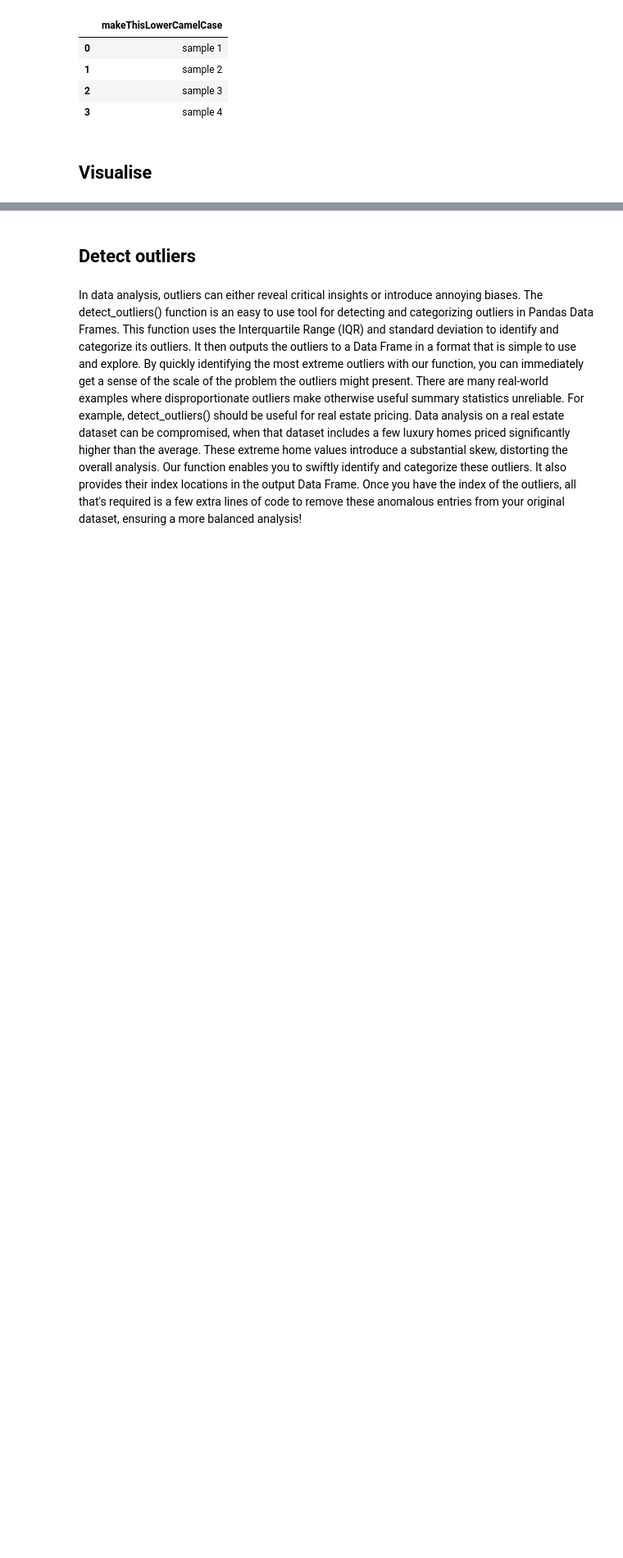
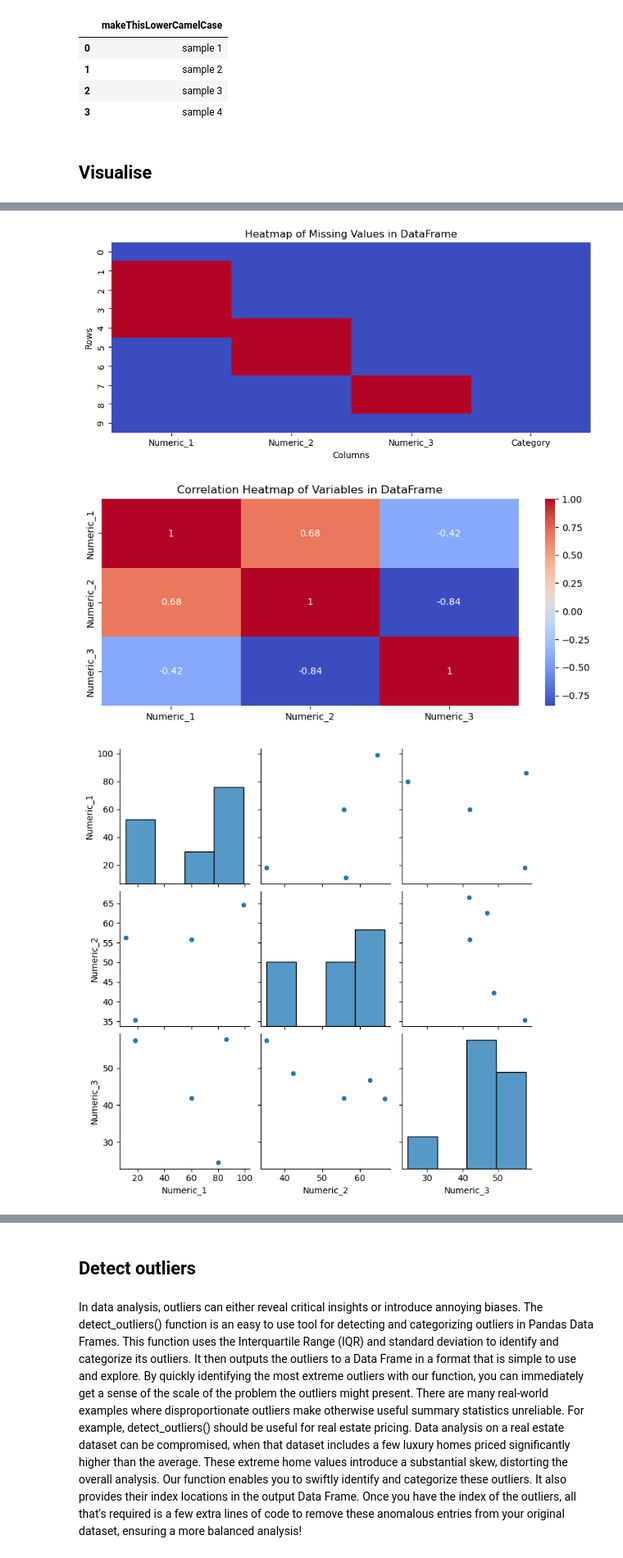
Before and after one commit to UBC-MDS/datexplore, a Jupyter notebook: docs/example.ipynb, the cells around one changed output, grey strips where cells are left out. Shown at 82% size. Saved outputs shown, nothing was run; the diff lists cells and outputs as text; code cells hidden in the pictures; blank space fills up the shorter version.

```diff
--- a/docs/example.ipynb
+++ b/docs/example.ipynb
@@ -107,0 +121,14 @@ clean_names(df3, case = "lowerCamelCase")
+# %%
+data = {
+    'Numeric_1': np.random.randint(1, 100, 10),
+    'Numeric_2': np.random.normal(50, 15, 10),
+    'Numeric_3': np.random.uniform(20, 60, 10),
+    'Category': ['A', 'B', 'C', 'D', 'E', 'F', 'G', 'H', 'I', 'J']
+}
+df = pd.DataFrame(data)
+
+df.loc[1:4, 'Numeric_1'] = np.nan
+df.loc[4:6, 'Numeric_2'] = np.nan
+df.loc[7:8, 'Numeric_3'] = np.nan
+
+df
@@ -107,0 +151,6 @@ clean_names(df3, case = "lowerCamelCase")
+# %%
+visualise(df)
+# %% [output]
+[figure, added]
+[figure, added]
+[figure, added]
```
Also changed, not shown: parts of 8 cells of this notebook.
